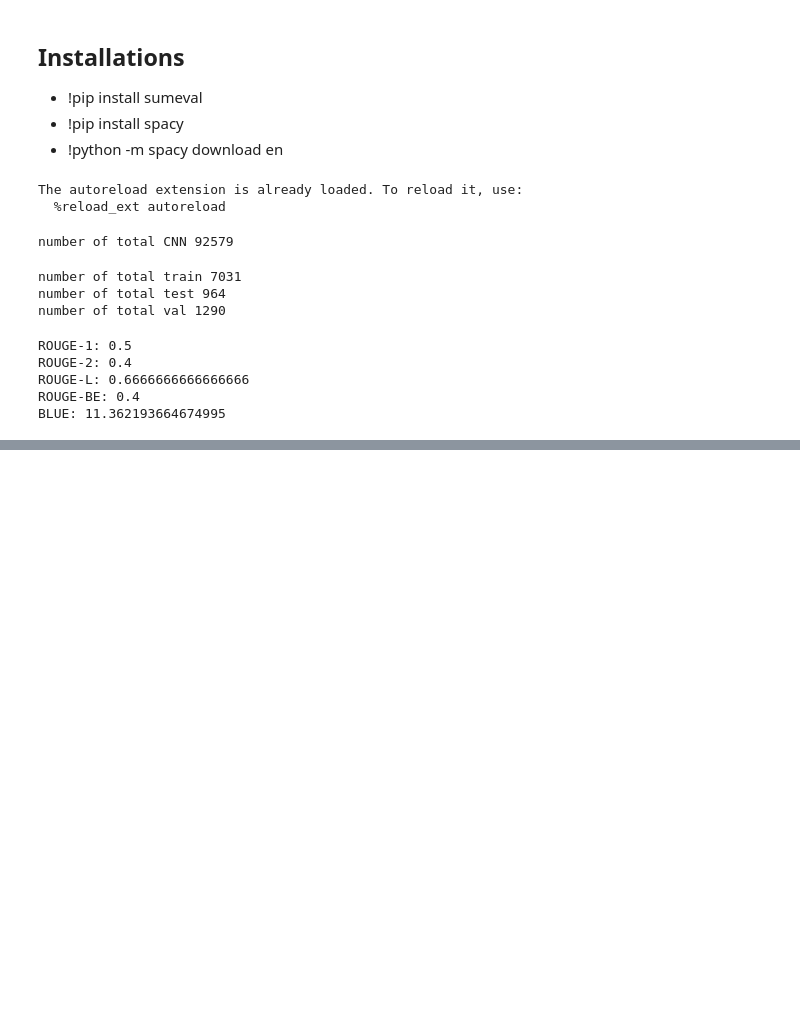
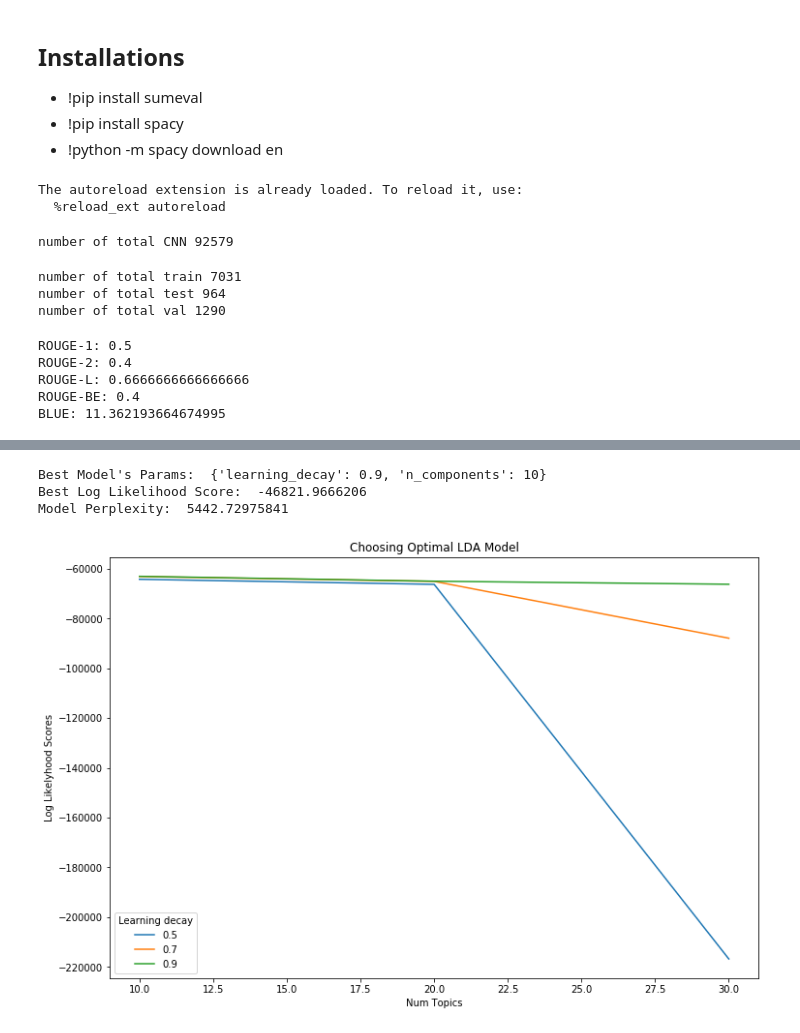
Before and after one commit to tongbaojia/Insight, a Jupyter notebook: Project/Text_to_Suammary.ipynb, the cells around one changed output, grey strips where cells are left out. Cells and saved outputs as stored; diff of their text form; code cells hidden in the pictures; blank space fills up the shorter version.

```diff
--- a/Project/Text_to_Suammary.ipynb
+++ b/Project/Text_to_Suammary.ipynb
@@ -368,0 +209,5 @@ tensor([[-0.1442, -2.2881, -3.4176],
+# %%
+## calculate the maximum score
+token = lemming(data)
+sumtoken = lemming(sumdata)
+print(calc_score(ref=sumtoken, comp=token, debug=False))
@@ -368,0 +228,9 @@ tensor([[-0.1442, -2.2881, -3.4176],
+# %%
+vectorizer = CountVectorizer(analyzer='word',
+                             min_df=1,                        # minimum reqd occurences of a word
+                             token_pattern='[a-zA-Z0-9]{3,}',  # num chars > 3
+                             # max_features=50000,             # max number of uniq words
+                            )
+# %%
+token_vec = vectorizer.fit_transform(token)
+#sumtoken_vec = vectorizer.fit_transform(sumtoken)
@@ -368,0 +295,12 @@ tensor([[-0.1442, -2.2881, -3.4176],
+# %%
+# Define Search Param
+search_params = {'n_components': [10, 20, 30], 'learning_decay': [.5, .7, .9]}
+
+# Init the Model
+lda = LatentDirichletAllocation(learning_method='online')
+
+# Init Grid Search Class
+model = GridSearchCV(lda, param_grid=search_params)
+
+# Do the Grid Search
+model.fit(token_vec)
@@ -368,0 +320,35 @@ tensor([[-0.1442, -2.2881, -3.4176],
+# %%
+# Best Model
+best_lda_model = model.best_estimator_
+
+# Model Parameters
+print("Best Model's Params: ", model.best_params_)
+
+# Log Likelihood Score
+print("Best Log Likelihood Score: ", model.best_score_)
+
+# Perplexity
+print("Model Perplexity: ", best_lda_model.perplexity(token_vec))
+# %% [output]
+Best Model's Params:  {'learning_decay': 0.9, 'n_components': 10}
+Best Log Likelihood Score:  -46821.9666206
+Model Perplexity:  5442.72975841
+# %%
+# Get Log Likelyhoods from Grid Search Output
+n_topics = [10, 20, 30]
+log_likelyhoods_5 = model.cv_results_['mean_train_score'][model.cv_results_['param_learning_decay'] == 0.5]
+log_likelyhoods_7 = model.cv_results_['mean_train_score'][model.cv_results_['param_learning_decay'] == 0.7]
+log_likelyhoods_9 = model.cv_results_['mean_train_score'][model.cv_results_['param_learning_decay'] == 0.9]
+
+# Show graph
+plt.figure(figsize=(12, 8))
+plt.plot(n_topics, log_likelyhoods_5, label='0.5')
+plt.plot(n_topics, log_likelyhoods_7, label='0.7')
+plt.plot(n_topics, log_likelyhoods_9, label='0.9')
+plt.title("Choosing Optimal LDA Model")
+plt.xlabel("Num Topics")
+plt.ylabel("Log Likelyhood Scores")
+plt.legend(title='Learning decay', loc='best')
+plt.show()
+# %% [output]
+[figure, added]
```
Also changed, not shown: parts of 42 cells of this notebook, 7 other files.
